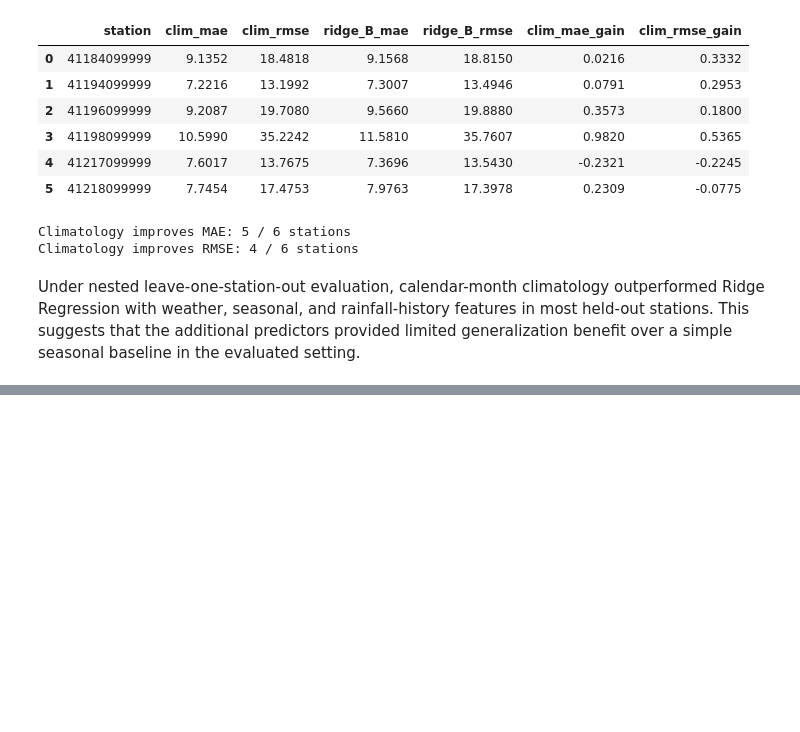
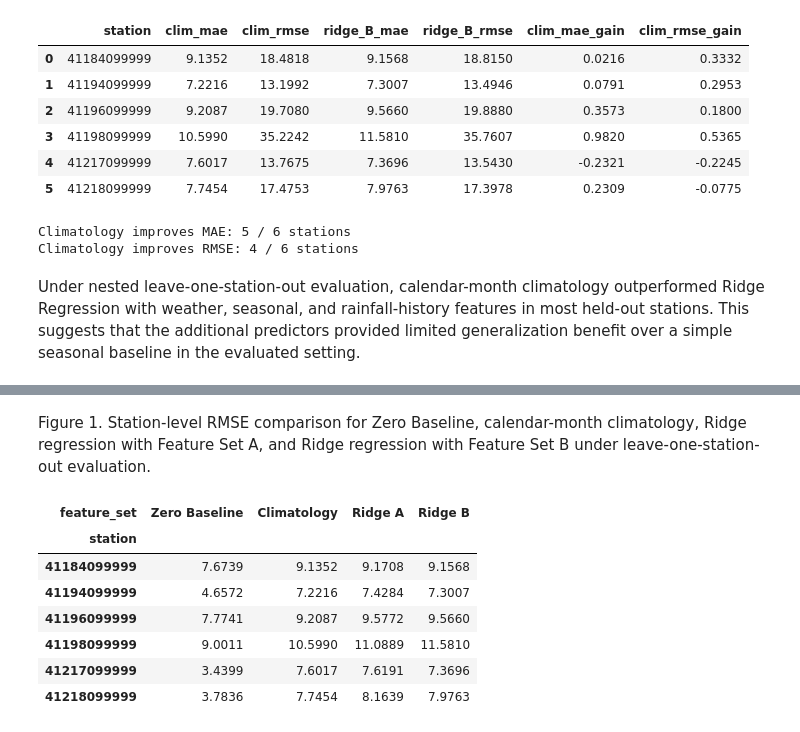
Before and after one commit to mrym828/Rainfall-generalization, a Jupyter notebook: notebooks/06_ridge_seasonal_loso.ipynb, the cells around one changed output, grey strips where cells are left out. Drawn from its saved outputs; the diff is of its cells as text; code cells hidden in the pictures; blank space fills up the shorter version.

```diff
--- a/notebooks/06_ridge_seasonal_loso.ipynb
+++ b/notebooks/06_ridge_seasonal_loso.ipynb
@@ -584,0 +679,33 @@ Main results table verification: PASSED
+# %% [markdown]
+Figure 1. Station-level RMSE comparison for Zero Baseline, calendar-month climatology, Ridge regression with Feature Set A, and Ridge regression with Feature Set B under leave-one-station-out evaluation.
+# %%
+mae_comparison = (
+    ridge_results_df
+    .pivot(index="station", columns="feature_set", values="mae")
+    .rename(columns={"A": "Ridge A", "B": "Ridge B"})
+)
+
+mae_comparison["Climatology"] = (
+    climatology_df.set_index("station")["mae"]
+)
+
+mae_comparison["Zero Baseline"] = (
+    ridge_results_df[
+        ridge_results_df["feature_set"] == "A"
+    ].set_index("station")["zero_mae"]
+)
+
+mae_comparison = mae_comparison[
+    ["Zero Baseline", "Climatology", "Ridge A", "Ridge B"]
+]
+
+display(mae_comparison.round(4))
+# %% [output]
+| feature_set | Zero Baseline | Climatology | Ridge A | Ridge B |
+| station |  |  |  |  |
+| 41184099999 | 7.6739 | 9.1352 | 9.1708 | 9.1568 |
+| 41194099999 | 4.6572 | 7.2216 | 7.4284 | 7.3007 |
+| 41196099999 | 7.7741 | 9.2087 | 9.5772 | 9.5660 |
+| 41198099999 | 9.0011 | 10.5990 | 11.0889 | 11.5810 |
+| 41217099999 | 3.4399 | 7.6017 | 7.6191 | 7.3696 |
+| 41218099999 | 3.7836 | 7.7454 | 8.1639 | 7.9763 |
```
Also changed, not shown: parts of 9 cells of this notebook, 4 other files.
